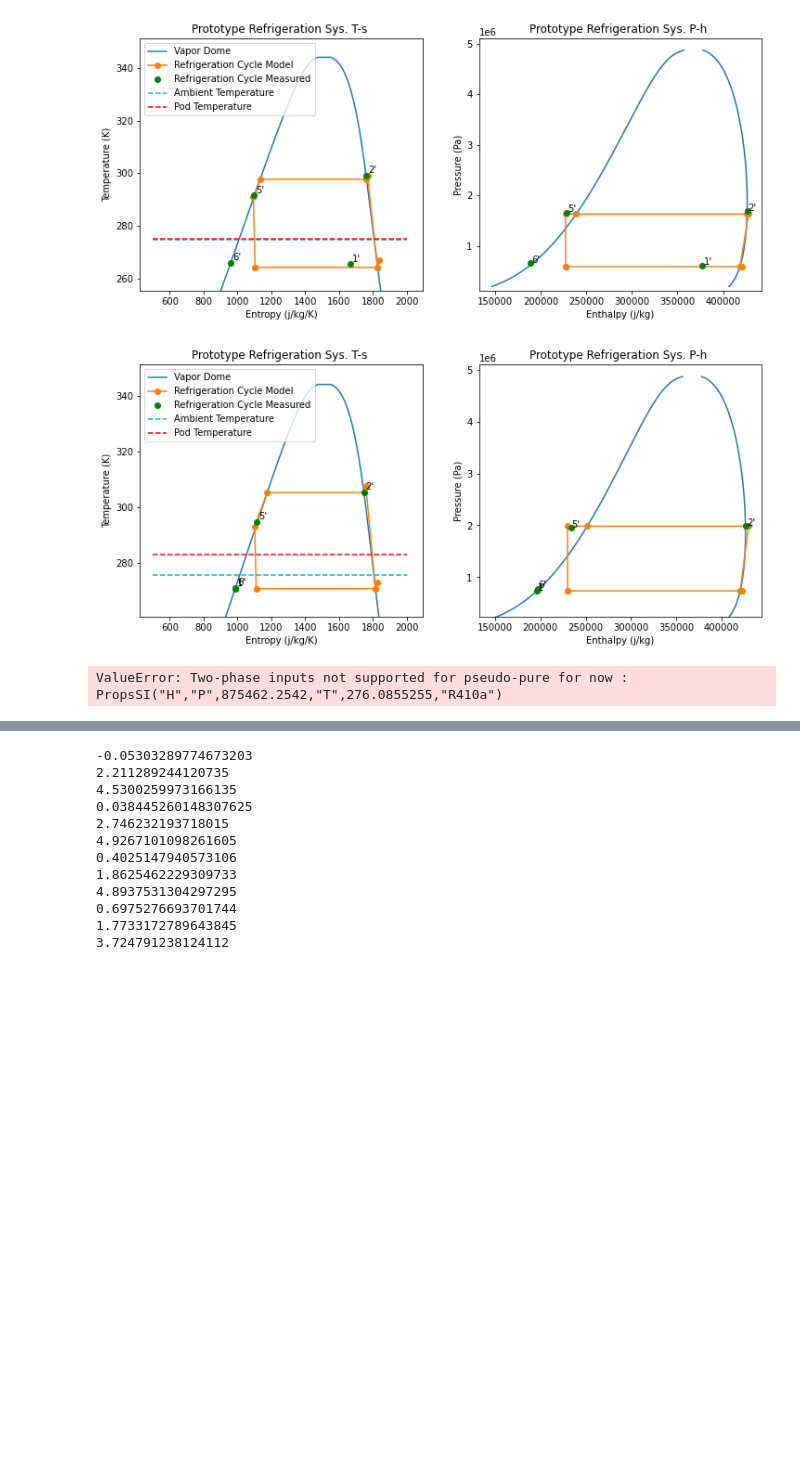
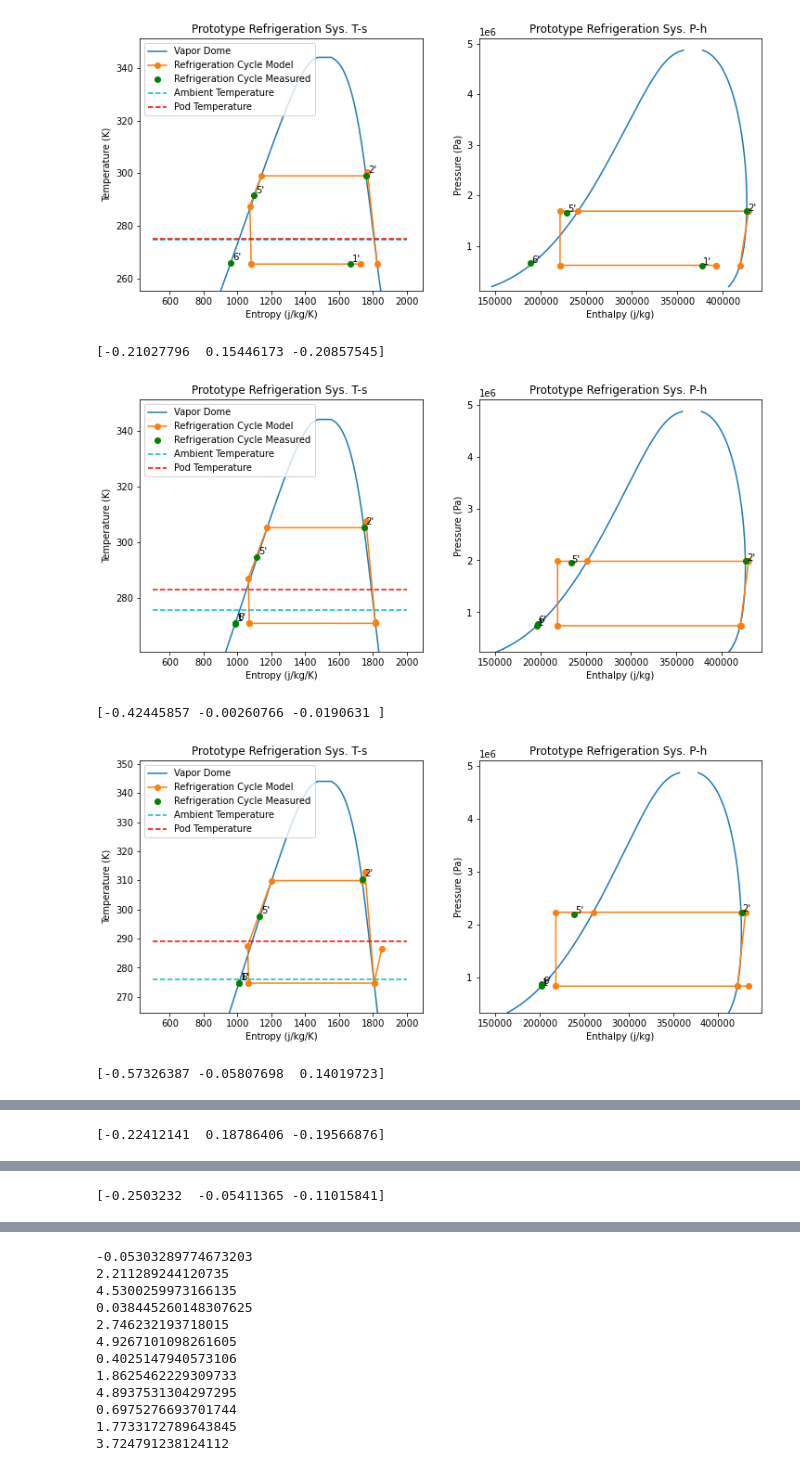
Before and after one commit to ChaseKlewicki/VCRC, a Jupyter notebook: Test.ipynb, the cells around one changed output, grey strips where cells are left out. Saved outputs shown, nothing was run; the diff lists cells and outputs as text; code cells hidden in the pictures; blank space fills up the shorter version.

Commit message:
Modeling pod as cylinder
analysis_functions:

Fixed mistakes with modeling prototype as cylindrical prism.

```diff
--- a/Test.ipynb
+++ b/Test.ipynb
@@ -1144,9 +1142,9 @@ for ind, file in enumerate(files):
 
 #     thermodynamic_plots(experimentalData.iloc[-1])
 
-experimentalData.to_pickle(path + 'experimentalDataframe.pkl')
+# experimentalData.to_pickle(path + 'experimentalDataframe.pkl')
 
-experimentalData = pd.read_pickle(path + 'experimentalDataframe.pkl')
+# experimentalData = pd.read_pickle(path + 'experimentalDataframe.pkl')
 
 experimentalData = experimentalData.reset_index()
 # %%
@@ -1211,37 +1209,41 @@ from analysis_functions import *
 
 makeData = pd.DataFrame()
 
 for index, row in experimentalData.iterrows():
 
 #     if index == 0:
 
     Inputs = np.array([
                        row['Ambient T (K)'],
                        row['Pod T (K)'],
                        row['Total Heat Load (W)'],
                       ])
 
-    Param = np.array([5000,
+    Param = np.array([1500,
                       2600, # Matches HT-900 CFM of 350 CFM and ~ 40: W measured with power meter 01/22 https://www.cnet.com/products/honeywell-ht-900-turboforce-air-circulator-fan/
                       3300 # Matches 80 W measured with power meter 01/22
                      ])
 
     [P, T, h, s, abscissa, m_dot, Q_L, Q_H, W, W_fan_c, W_fan_e, COSP, Deficit] = make_cycle([row['P (Pa)'][1], row['P (Pa)'][0], 0.1],
                                                                                              Inputs,
                                                                                              Param)
 
     makeData = makeData.append(pd.DataFrame({'P (Pa)': [P], 'T (K)': [T], 'h (j/kg)': [h], 's (j/kg K)': [s], 'abcissa': [abscissa],
                                                'Mass Flux (kg/s)': [m_dot], 'Evaporator Heat Transfer (W)': Q_L, 'Condenser Heat Transfer (W)': Q_H, 'Compressor Work (W)': W,
                                                'Condenser Fan Work': W_fan_c, 'Evapoator Fan Work': W_fan_e, 'COSP': COSP, 'Deficits': [Deficit]}))
 
 
-#     thermodynamic_plots(experimentalData.iloc[index], modelData.iloc[-1], lgnd = ['Vapor Dome', 'Refrigeration Cycle Model',
-#                         'Refrigeration Cycle Measured', 'Ambient Temperature',
-#                        'Pod Temperature'], annotate = True, color ='')
+    thermodynamic_plots(experimentalData.iloc[index], makeData.iloc[-1], lgnd = ['Vapor Dome', 'Refrigeration Cycle Model',
+                        'Refrigeration Cycle Measured', 'Ambient Temperature',
+                       'Pod Temperature'], annotate = True)
+    print(Deficit)
 
 
 makeData = makeData.reset_index()
 # %% [output]
-[figure, old version]
+[figure, new version]
+[-0.21027796  0.15446173 -0.20857545]
-[figure, old version]
+[figure, new version]
-ValueError: Two-phase inputs not supported for pseudo-pure for now : PropsSI("H","P",875462.2542,"T",276.0855255,"R410a")
+[-0.42445857 -0.00260766 -0.0190631 ]
+[figure, added]
+[-0.57326387 -0.05807698  0.14019723]
@@ -1247,0 +1251 @@ ValueError: Two-phase inputs not supported for pseudo-pure for now : PropsSI("H"
+[-0.22412141  0.18786406 -0.19566876]
@@ -1247,0 +1253 @@ ValueError: Two-phase inputs not supported for pseudo-pure for now : PropsSI("H"
+[-0.2503232  -0.05411365 -0.11015841]
```
Also changed, not shown: parts of 4 cells of this notebook, 2 other files.
